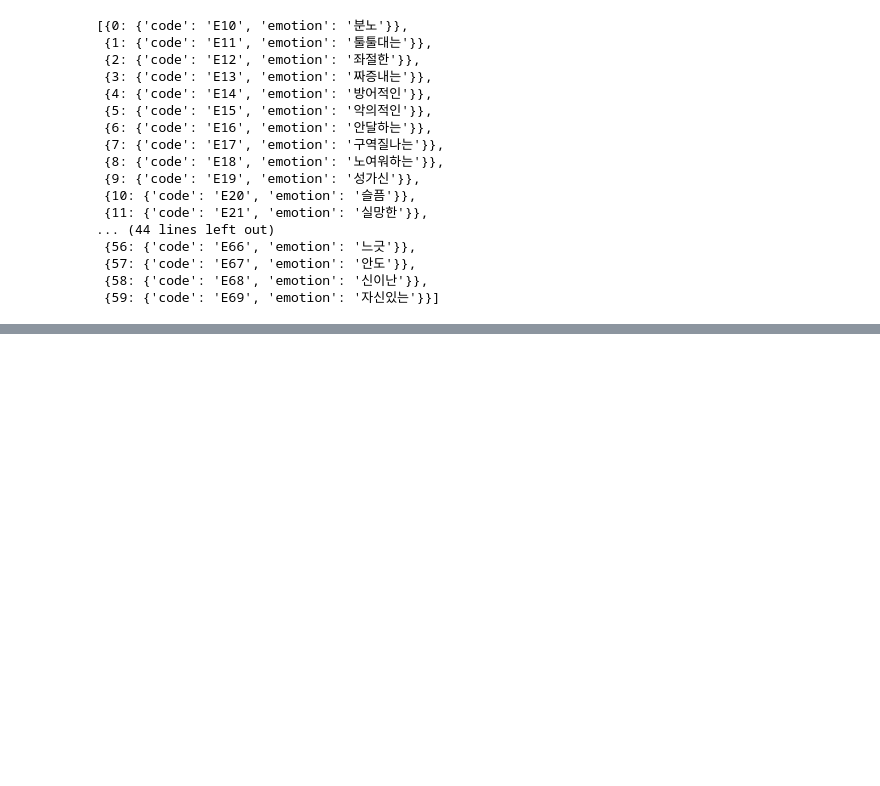
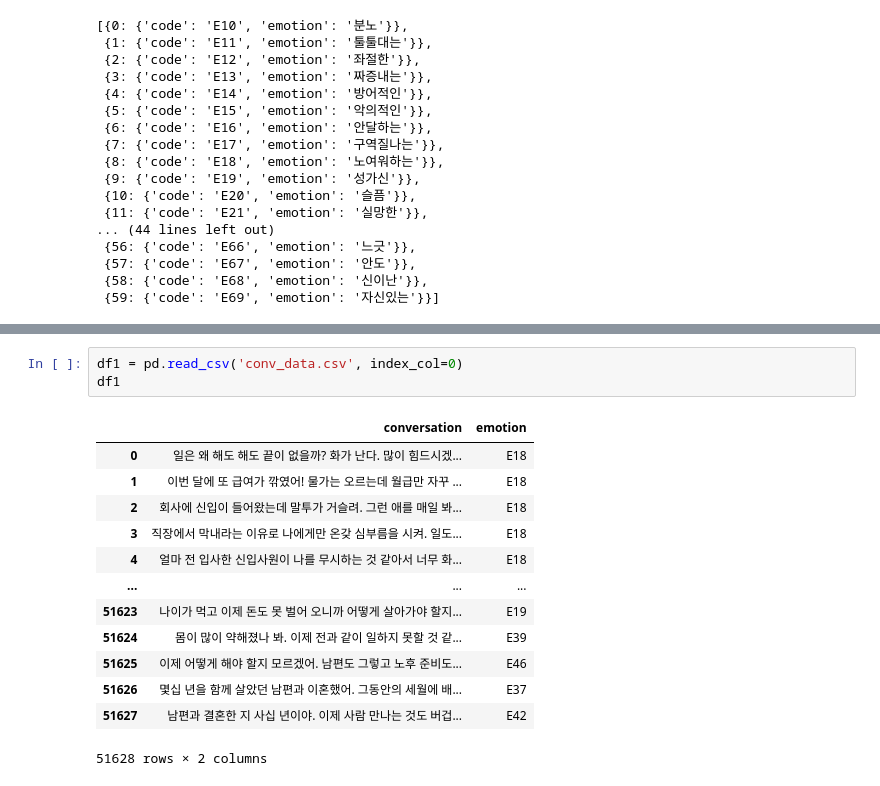
Before and after one commit to OldBeest/MLDLProject, a Jupyter notebook: LyricToImage/lyric_classify.ipynb, the cells around one changed output, grey strips where cells are left out. Cells and saved outputs as stored; diff of their text form; blank space fills up the shorter version.

```diff
--- a/LyricToImage/lyric_classify.ipynb
+++ b/LyricToImage/lyric_classify.ipynb
@@ -184,0 +281,17 @@ eval_emo(bart1.model, f'<s>{input_text}</s>')
+# %%
+df1 = pd.read_csv('conv_data.csv', index_col=0)
+df1
+# %% [output]
+|  | conversation | emotion |
+| 0 | 일은 왜 해도 해도 끝이 없을까? 화가 난다. 많이 힘드시겠... | E18 |
+| 1 | 이번 달에 또 급여가 깎였어! 물가는 오르는데 월급만 자꾸 ... | E18 |
+| 2 | 회사에 신입이 들어왔는데 말투가 거슬려. 그런 애를 매일 봐... | E18 |
+| 3 | 직장에서 막내라는 이유로 나에게만 온갖 심부름을 시켜. 일도... | E18 |
+| 4 | 얼마 전 입사한 신입사원이 나를 무시하는 것 같아서 너무 화... | E18 |
+| ... | ... | ... |
+| 51623 | 나이가 먹고 이제 돈도 못 벌어 오니까 어떻게 살아가야 할지... | E19 |
+| 51624 | 몸이 많이 약해졌나 봐. 이제 전과 같이 일하지 못할 것 같... | E39 |
+| 51625 | 이제 어떻게 해야 할지 모르겠어. 남편도 그렇고 노후 준비도... | E46 |
+| 51626 | 몇십 년을 함께 살았던 남편과 이혼했어. 그동안의 세월에 배... | E37 |
+| 51627 | 남편과 결혼한 지 사십 년이야. 이제 사람 만나는 것도 버겁... | E42 |
+51628 rows × 2 columns
```
Also changed, not shown: parts of 28 cells of this notebook, 4 other files.
